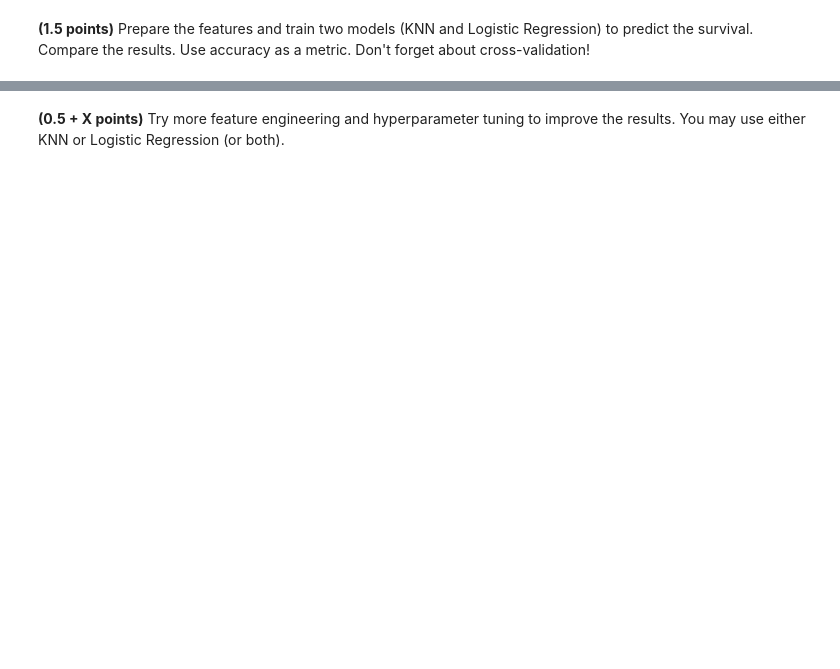
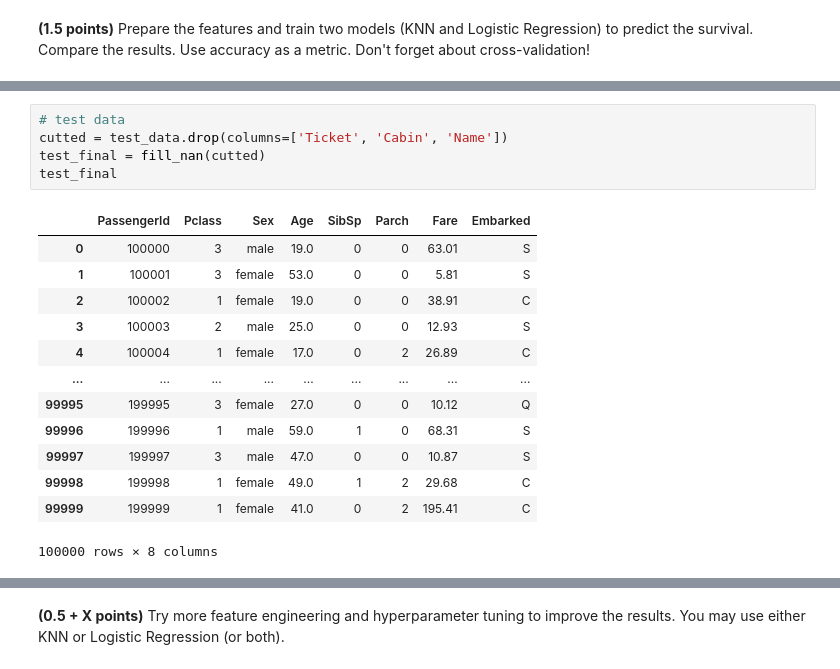
Before and after one commit to DimaValetsky/ml-intro, a Jupyter notebook: 5_classification_linear_knn/hw_classification.ipynb, the cells around one changed output, grey strips where cells are left out. Saved outputs shown, nothing was run; the diff lists cells and outputs as text; blank space fills up the shorter version.

```diff
--- a/5_classification_linear_knn/hw_classification.ipynb
+++ b/5_classification_linear_knn/hw_classification.ipynb
@@ -512,0 +591,19 @@ Think about the ways to handle these missing values for modelling and write your
+# %%
+# test data
+cutted = test_data.drop(columns=['Ticket', 'Cabin', 'Name'])
+test_final = fill_nan(cutted)
+test_final
+# %% [output]
+|  | PassengerId | Pclass | Sex | Age | SibSp | Parch | Fare | Embarked |
+| 0 | 100000 | 3 | male | 19.0 | 0 | 0 | 63.01 | S |
+| 1 | 100001 | 3 | female | 53.0 | 0 | 0 | 5.81 | S |
+| 2 | 100002 | 1 | female | 19.0 | 0 | 0 | 38.91 | C |
+| 3 | 100003 | 2 | male | 25.0 | 0 | 0 | 12.93 | S |
+| 4 | 100004 | 1 | female | 17.0 | 0 | 2 | 26.89 | C |
+| ... | ... | ... | ... | ... | ... | ... | ... | ... |
+| 99995 | 199995 | 3 | female | 27.0 | 0 | 0 | 10.12 | Q |
+| 99996 | 199996 | 1 | male | 59.0 | 1 | 0 | 68.31 | S |
+| 99997 | 199997 | 3 | male | 47.0 | 0 | 0 | 10.87 | S |
+| 99998 | 199998 | 1 | female | 49.0 | 1 | 2 | 29.68 | C |
+| 99999 | 199999 | 1 | female | 41.0 | 0 | 2 | 195.41 | C |
+100000 rows × 8 columns
```
Also changed, not shown: parts of 29 cells of this notebook.
